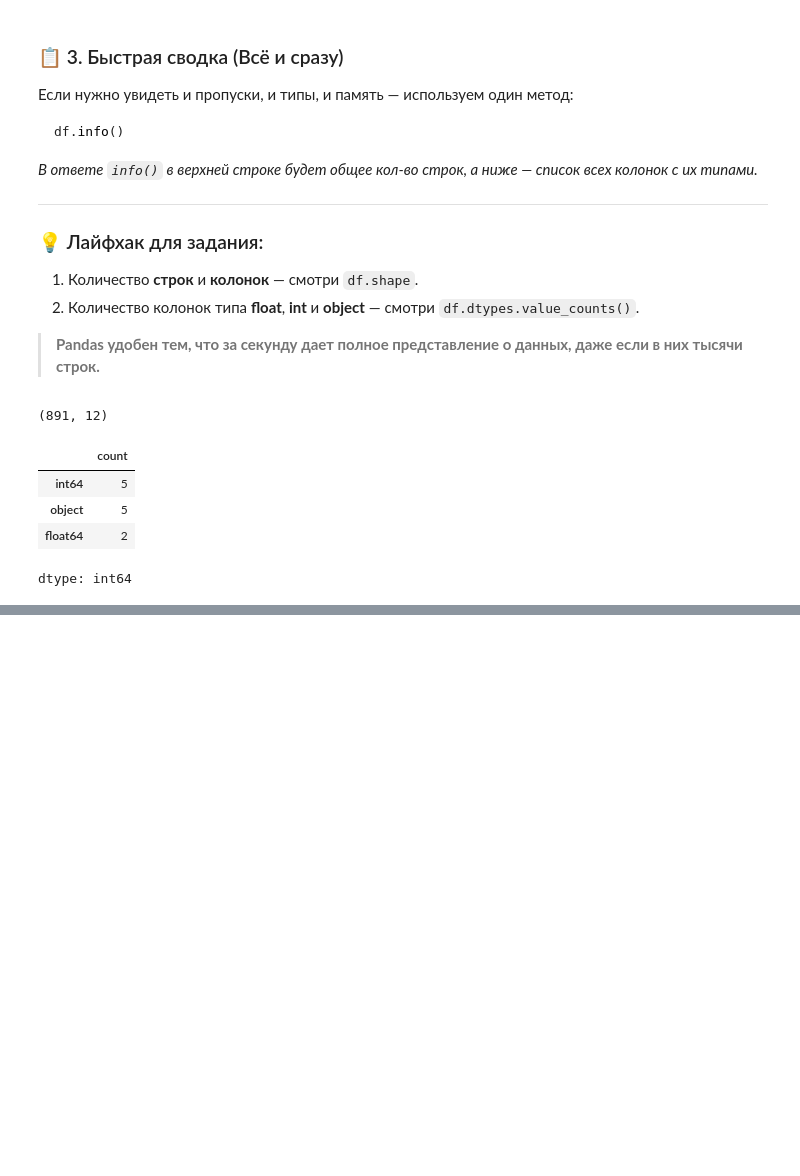
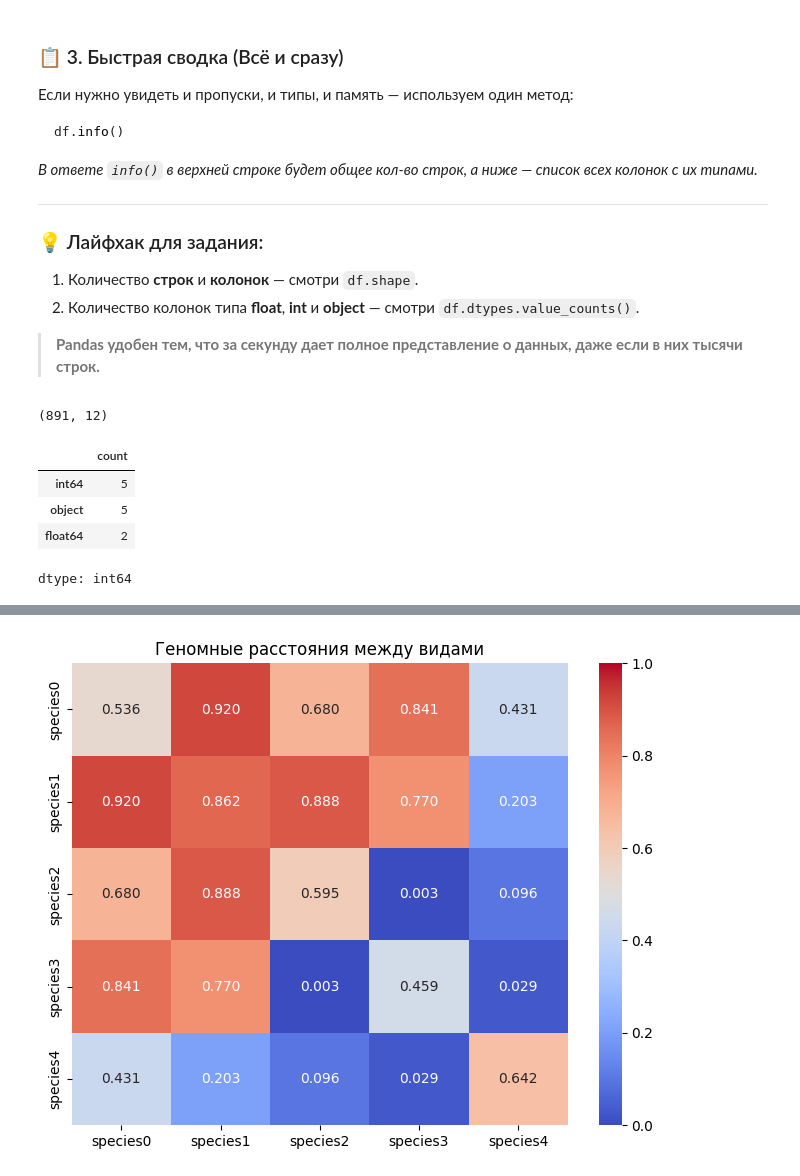
Before and after one commit to Arsenii-S7/stepik-DS-ML, a Jupyter notebook: Введение_в_DS_и_ML.ipynb, the cells around one changed output, grey strips where cells are left out. Saved outputs shown, nothing was run; the diff lists cells and outputs as text; code cells hidden in the pictures; blank space fills up the shorter version.

```diff
--- a/Введение_в_DS_и_ML.ipynb
+++ b/Введение_в_DS_и_ML.ipynb
@@ -277,0 +1454,19 @@ dtype: int64
+# %%
+# 1.7 Визуализация, seaborn, почти также круто, как ggplot2
+# Скачайте данные, представляющие геномные расстояния между видами, и постройте тепловую карту, чтобы различия было видно наглядно.
+# В ответ впишите, какая картинка соответствует скачанным данным.
+
+import pandas as pd
+import seaborn as sns
+import matplotlib.pyplot as plt
+
+# Загрузка данных (первый столбец становится индексом)
+genom_matrix = pd.read_csv('https://stepik.org/media/attachments/course/4852/genome_matrix.csv', index_col=0)
+
+# Построение тепловой карты
+plt.figure(figsize=(8, 6))
+sns.heatmap(genom_matrix, annot=True, cmap='coolwarm', vmin=0, vmax=1, fmt='.3f')
+plt.title('Геномные расстояния между видами')
+plt.show()
+# %% [output]
+[figure, added]
```
Also changed, not shown: parts of 101 cells of this notebook.
